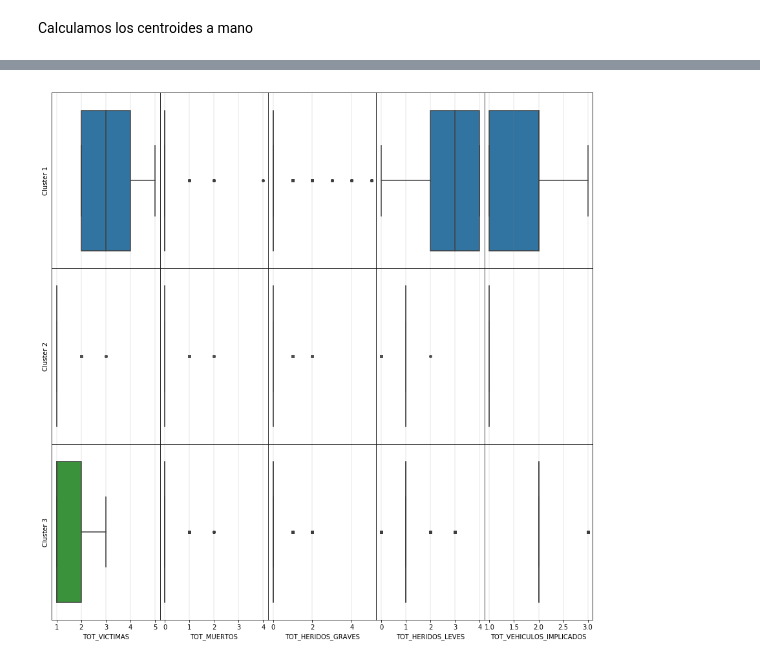
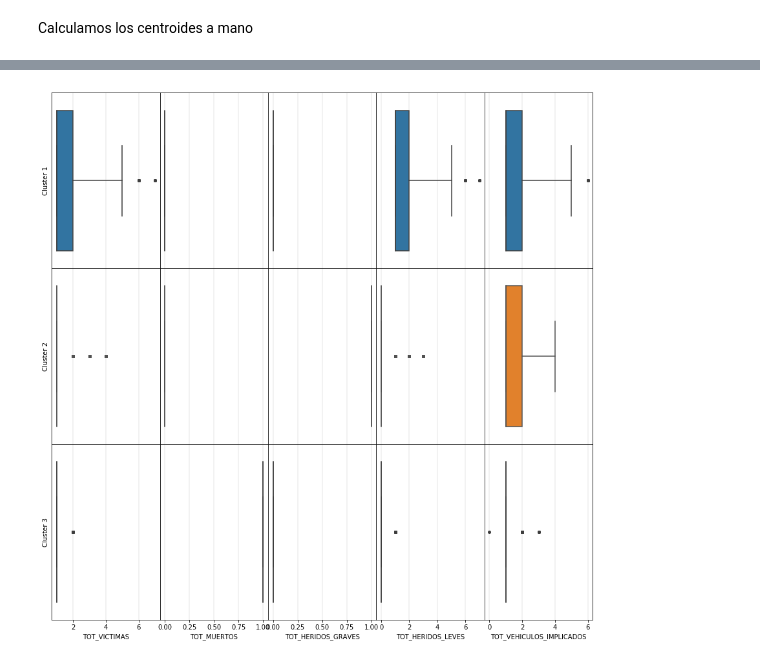
Before and after one commit to dcabezas98/IN, a Jupyter notebook: practica2/accidentes2.ipynb, the cells around one changed output, grey strips where cells are left out. Saved outputs shown, nothing was run; the diff lists cells and outputs as text; code cells hidden in the pictures.

```diff
--- a/practica2/accidentes2.ipynb
+++ b/practica2/accidentes2.ipynb
@@ -369,3 +386,7 @@ labels=results.labels_
+# %%
+E=0.15 #0.12 produce 8 clústers y considera demasiados elementos (266) como ruidosos
+results = DBSCAN(eps=E, min_samples=50, n_jobs=4).fit(data_norm)
+labels=results.labels_
 # %% [markdown]
 Calculamos los centroides a mano
 # %%
@@ -388,0 +414,4 @@ dataC
+# %%
+# Eliminamos los 183 ejemplos que el algoritmo considera ruidosos
+dataC.drop(dataC[dataC['cluster']==-1].index,inplace=True)
+dataC
@@ -435,0 +453,3 @@ dataC
+# %%
+labels=[l for l in labels if l != -1]
+pairplot(dataC,atributos,labels)
@@ -436,10 +458,12 @@ dataC
+# %%
+K=max(labels)+1
 # %%
 # Box Plot
 n_var = len(atributos)
 fig, axes = plt.subplots(K, n_var, sharey=True, figsize=(15, 15))
 fig.subplots_adjust(wspace=0, hspace=0)
 
-colors = sns.color_palette(palette=None, n_colors=k, desat=None)
+colors = sns.color_palette(palette=None, n_colors=K, desat=None)
 
 rango = []
 for j in range(n_var):
@@ -450,31 +474,31 @@ for i in range(K):
     dat_filt = dataC.loc[dataC['cluster'] == i]
     for j in range(n_var):
         ax  = sns.boxplot(x=dat_filt[atributos[j]],
                          color=colors[i],
                          flierprops={
                              'marker': 'o',
                              'markersize': 4
                          },
                          ax=axes[i, j], whis=3,showfliers=True)
 
         if (i == K - 1):
             axes[i, j].set_xlabel(atributos[j])
         else:
             axes[i, j].set_xlabel("")
 
         if (j == 0):
             axes[i, j].set_ylabel("Cluster " + str(i + 1))
         else:
             axes[i, j].set_ylabel("")
 
         axes[i, j].set_yticks([])
         axes[i, j].grid(axis='x',
                         linestyle='-',
                         linewidth='0.2',
                         color='gray')
         axes[i, j].grid(axis='y', b=False)
 
         ax.set_xlim(rango[j][0] - 0.05 * (rango[j][1] - rango[j][0]),
                     rango[j][1] + 0.05 * (rango[j][1] - rango[j][0]))
 # %% [output]
-[figure, old version]
+[figure, new version]
```
Also changed, not shown: parts of 36 cells of this notebook, 1 other file.
